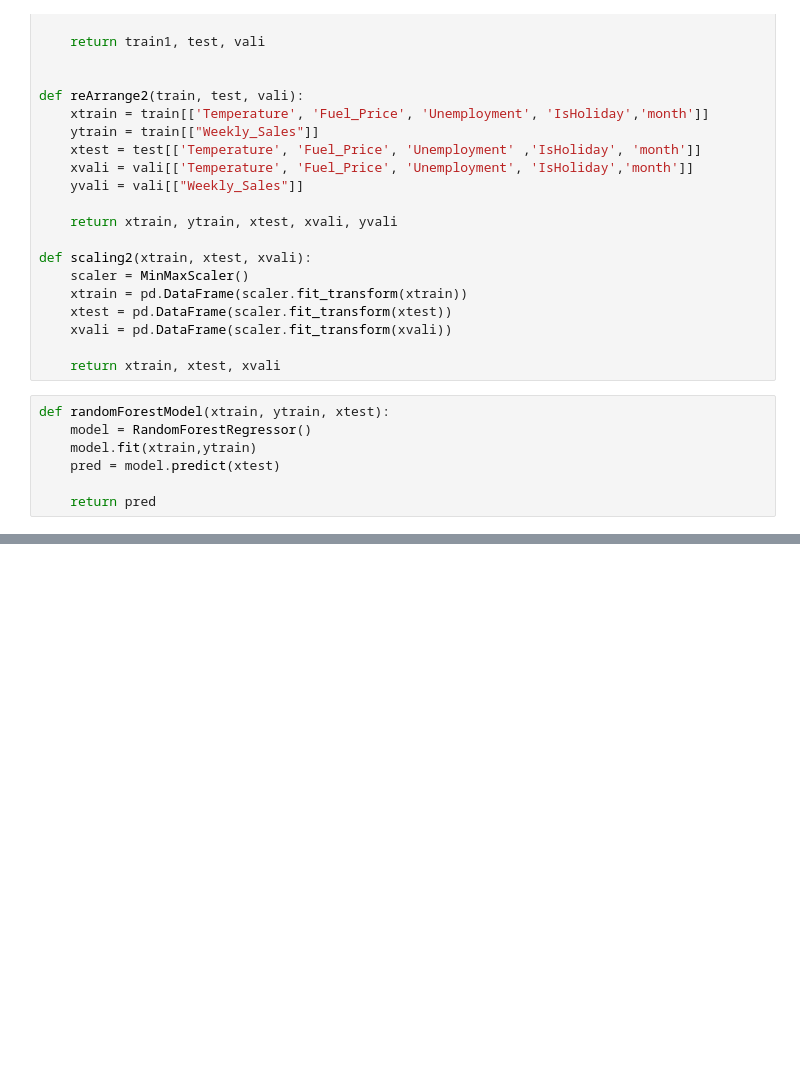
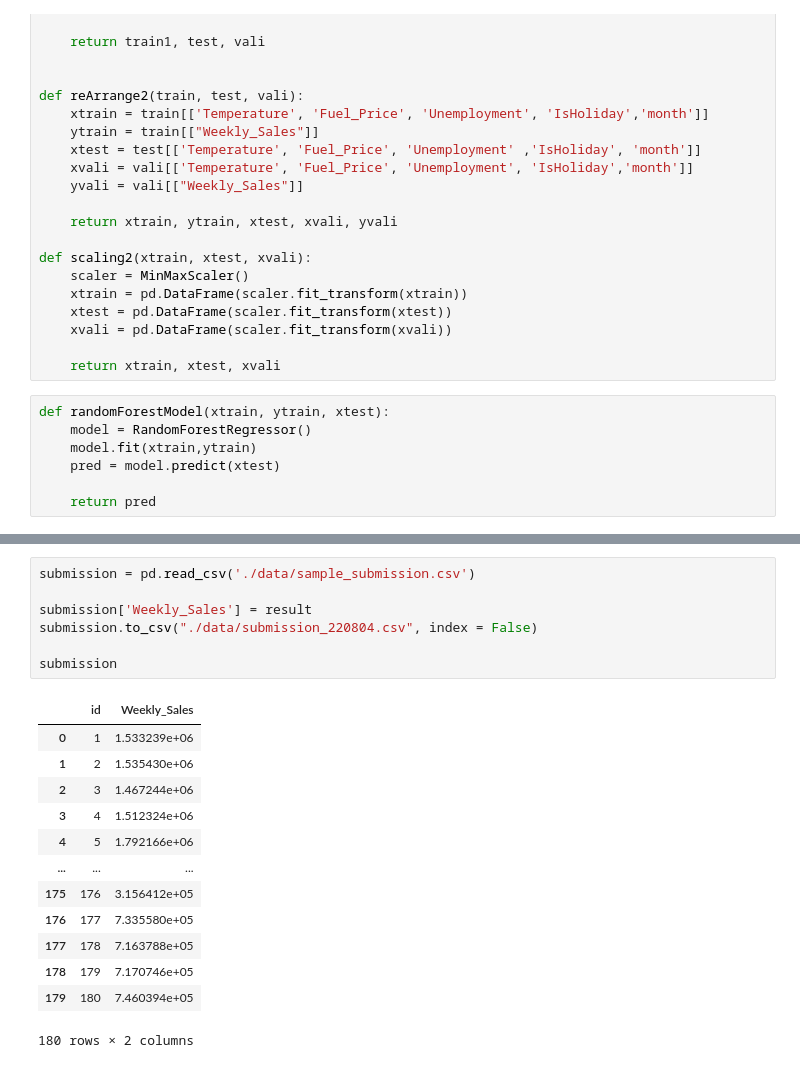
Before and after one commit to StevenHeo/ML-Competitions, a Jupyter notebook: Dacon/ShoppingMallSales/shoppingMall_sales_prediction.ipynb, the cells around one changed output, grey strips where cells are left out. Drawn from its saved outputs; the diff is of its cells as text; blank space fills up the shorter version.

Commit message:
Dacon/ShoppingMallSales: first prediction with xgb, RandomForest model

```diff
--- a/Dacon/ShoppingMallSales/shoppingMall_sales_prediction.ipynb
+++ b/Dacon/ShoppingMallSales/shoppingMall_sales_prediction.ipynb
@@ -129,0 +333,21 @@ KeyError: "['month'] not in index"
+# %%
+submission = pd.read_csv('./data/sample_submission.csv')
+
+submission['Weekly_Sales'] = result
+submission.to_csv("./data/submission_220804.csv", index = False)
+
+submission
+# %% [output]
+|  | id | Weekly_Sales |
+| 0 | 1 | 1.533239e+06 |
+| 1 | 2 | 1.535430e+06 |
+| 2 | 3 | 1.467244e+06 |
+| 3 | 4 | 1.512324e+06 |
+| 4 | 5 | 1.792166e+06 |
+| ... | ... | ... |
+| 175 | 176 | 3.156412e+05 |
+| 176 | 177 | 7.335580e+05 |
+| 177 | 178 | 7.163788e+05 |
+| 178 | 179 | 7.170746e+05 |
+| 179 | 180 | 7.460394e+05 |
+180 rows × 2 columns
```
Also changed, not shown: parts of 1 cell of this notebook.
